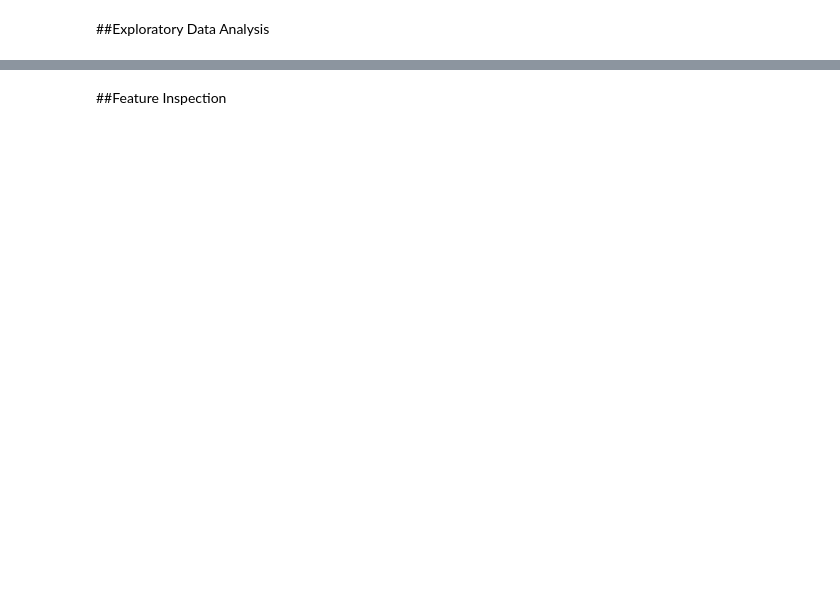
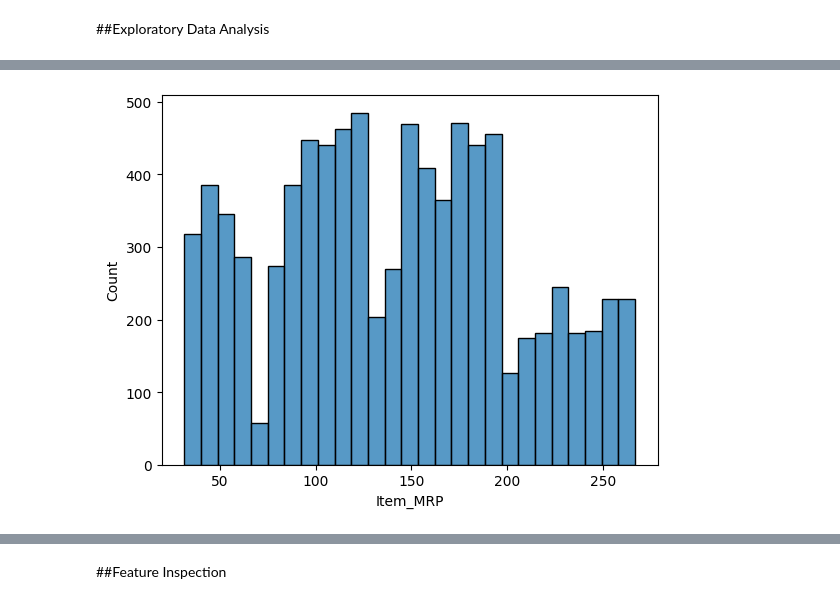
Before and after one commit to KirstenC32/KirstenC32, a Jupyter notebook: Prediction_of_Product_Sales.ipynb, the cells around one changed output, grey strips where cells are left out. Cells and saved outputs as stored; diff of their text form; code cells hidden in the pictures; blank space fills up the shorter version.

```diff
--- a/Prediction_of_Product_Sales.ipynb
+++ b/Prediction_of_Product_Sales.ipynb
@@ -301,0 +358,5 @@ df_sales.describe(include = "number")
+# %%
+# Visualize Item_MRP
+ax = sns.histplot(data=df_sales, x="Item_MRP");
+# %% [output]
+[figure, added]
```
Also changed, not shown: parts of 29 cells of this notebook.
